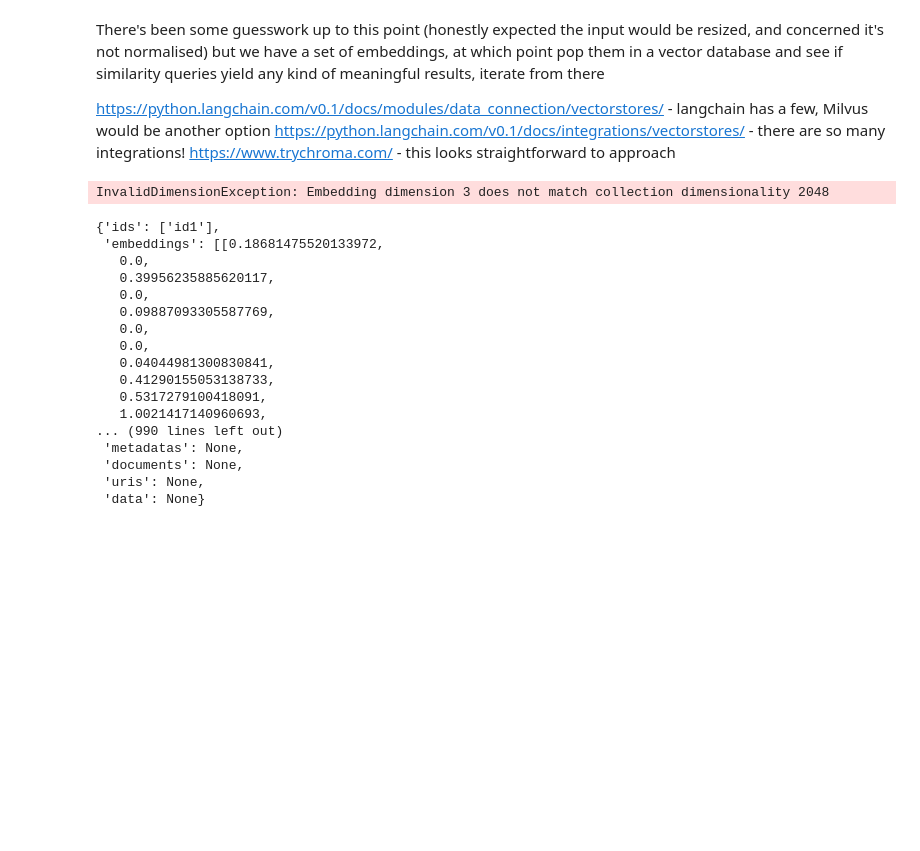
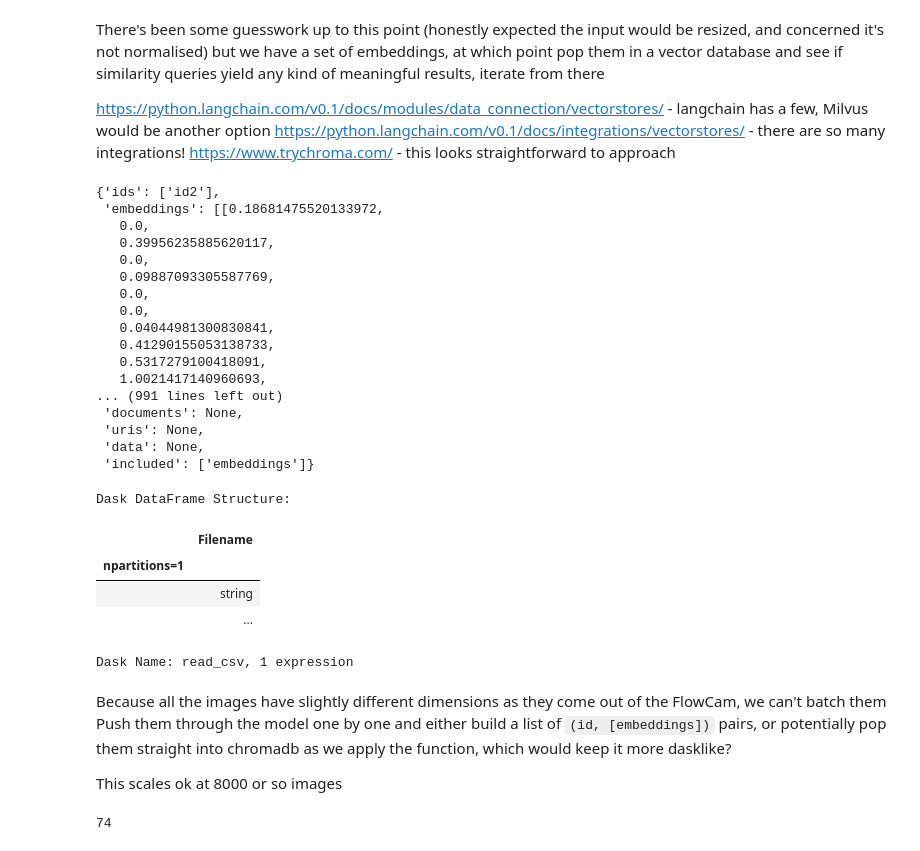
Before and after one commit to jmarshrossney/plankton_ml, a Jupyter notebook: notebooks/ImageEmbeddings.ipynb, the cells around one changed output. Drawn from its saved outputs; the diff is of its cells as text; code cells hidden in the pictures; blank space fills up the shorter version.

```diff
--- a/notebooks/ImageEmbeddings.ipynb
+++ b/notebooks/ImageEmbeddings.ipynb
@@ -74,8 +62,0 @@ sources:
-# %%
-from scivision.catalog import default_catalog
-model_name = 'resnet50-plankton'
-compatible_datasources = default_catalog.compatible_datasources(model_name).to_dataframe()
-target_datasource = compatible_datasources.loc[compatible_datasources['name'] == 'cefas-plankton']
-cat = load_dataset(target_datasource.url.item())
-dataset = cat.plankton().to_dask()
-dataset
@@ -180,14 +124,12 @@ collection.add(
     documents=["test_image"],
     embeddings=[embeddings],
     metadatas=[{"useful": "maybe"}],
-    ids=["id1"]  # must be unique, are they required?
+    ids=["id2"]  # must be unique, are they required?
 )
-# %% [output]
-InvalidDimensionException: Embedding dimension 3 does not match collection dimensionality 2048
 # %%
-collection.get('id1',include=["embeddings"])
+collection.get('id2',include=["embeddings"])
 # %% [output]
-{'ids': ['id1'],
+{'ids': ['id2'],
  'embeddings': [[0.18681475520133972,
    0.0,
    0.39956235885620117,
@@ -199,8 +141,19 @@ collection.get('id1',include=["embeddings"])
    0.41290155053138733,
    0.5317279100418091,
    1.0021417140960693,
-... (990 lines left out)
- 'metadatas': None,
+... (991 lines left out)
  'documents': None,
  'uris': None,
- 'data': None}
+ 'data': None,
+ 'included': ['embeddings']}
+# %%
+index = dataset.plankton().to_dask().compute()
+# %%
+index
+# %% [output]
+Dask DataFrame Structure:
+|  | Filename |
+| npartitions=1 |  |
+|  | string |
+|  | ... |
+Dask Name: read_csv, 1 expression
@@ -206,0 +174,9 @@ collection.get('id1',include=["embeddings"])
+# %% [markdown]
+Because all the images have slightly different dimensions as they come out of the FlowCam, we can't batch them
+Push them through the model one by one and either build a list of `(id, [embeddings])` pairs, or potentially pop them straight into chromadb as we apply the function, which would keep it more dasklike?
+
+This scales ok at 8000 or so images
+# %%
+collection.count()
+# %% [output]
+74
```
Also changed, not shown: parts of 13 cells of this notebook, 1 other file.
